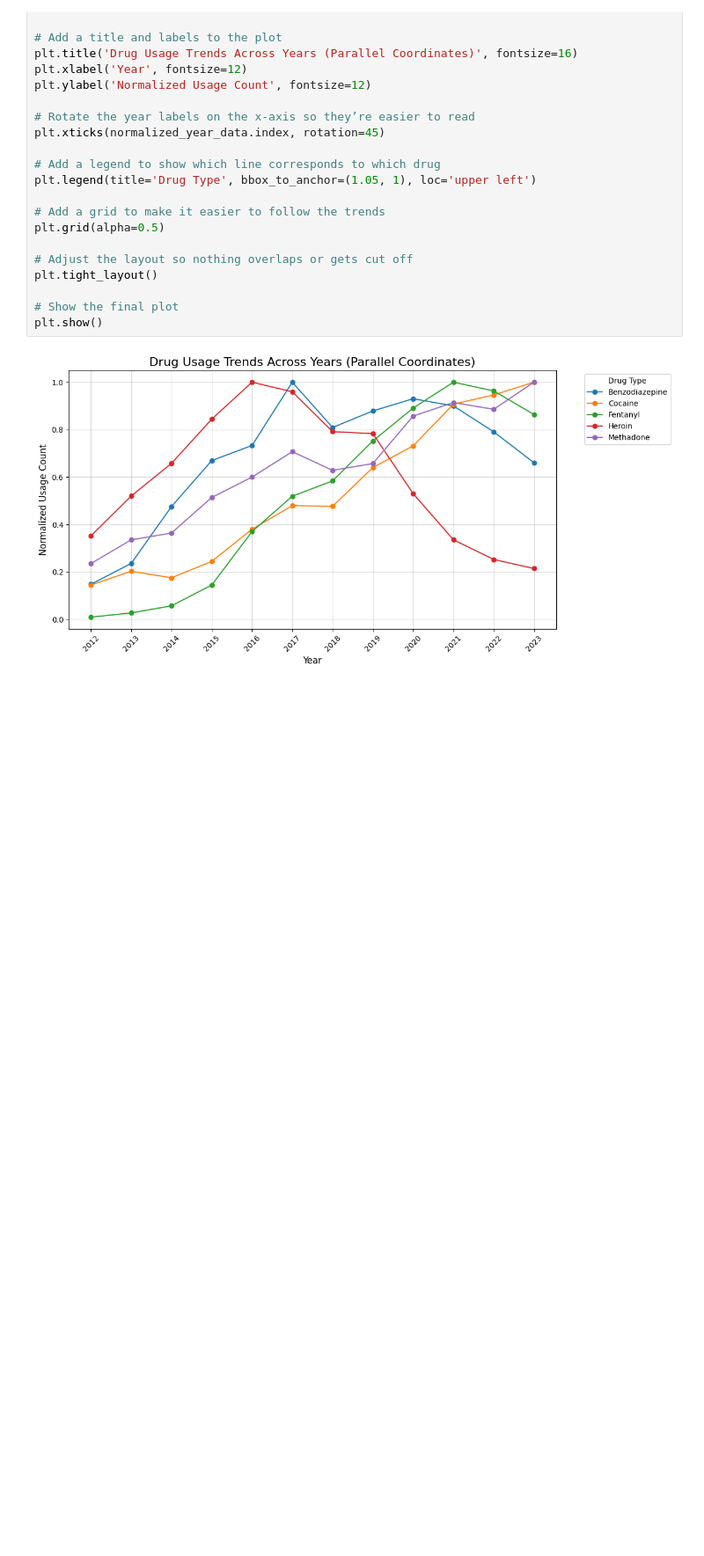
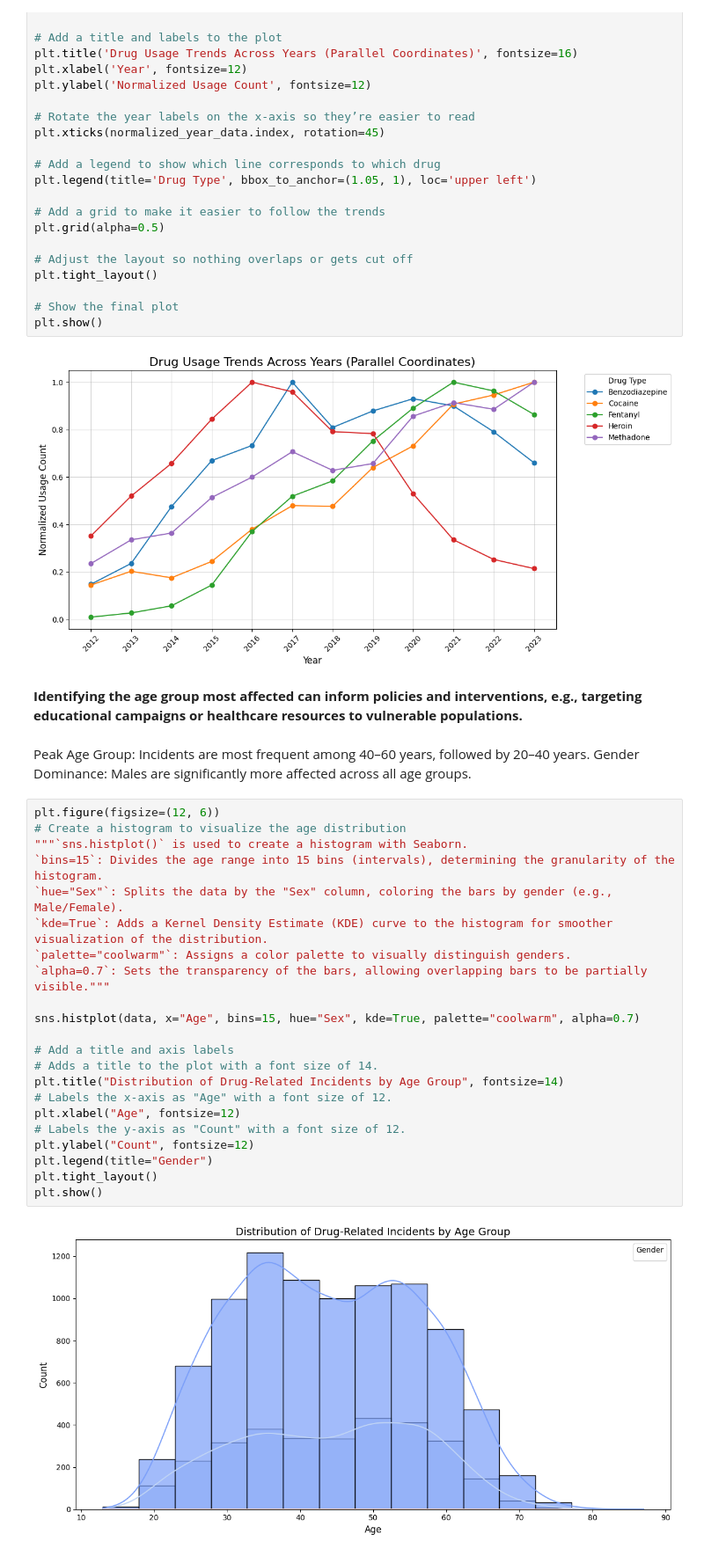
Before and after one commit to rictika/Drug_Analysis, a Jupyter notebook: Programming_for_data_science.ipynb, the cells around one changed output. Shown at 88% size. Cells and saved outputs as stored; diff of their text form; blank space fills up the shorter version.

Commit message:
Third visualization : Age distribution related incident

```diff
--- a/Programming_for_data_science.ipynb
+++ b/Programming_for_data_science.ipynb
@@ -111,3 +111,31 @@ plt.tight_layout()
 plt.show()
 # %% [output]
 [figure]
+# %% [markdown]
+**Identifying the age group most affected can inform policies and interventions, e.g., targeting educational campaigns or healthcare resources to vulnerable populations.**
+# %% [markdown]
+Peak Age Group: Incidents are most frequent among 40–60 years, followed by 20–40 years. Gender Dominance: Males are significantly more affected across all age groups.
+# %%
+plt.figure(figsize=(12, 6))
+# Create a histogram to visualize the age distribution
+"""`sns.histplot()` is used to create a histogram with Seaborn.
+`bins=15`: Divides the age range into 15 bins (intervals), determining the granularity of the histogram.
+`hue="Sex"`: Splits the data by the "Sex" column, coloring the bars by gender (e.g., Male/Female).
+`kde=True`: Adds a Kernel Density Estimate (KDE) curve to the histogram for smoother visualization of the distribution.
+`palette="coolwarm"`: Assigns a color palette to visually distinguish genders.
+`alpha=0.7`: Sets the transparency of the bars, allowing overlapping bars to be partially visible."""
+
+sns.histplot(data, x="Age", bins=15, hue="Sex", kde=True, palette="coolwarm", alpha=0.7)
+
+# Add a title and axis labels
+# Adds a title to the plot with a font size of 14.
+plt.title("Distribution of Drug-Related Incidents by Age Group", fontsize=14)
+# Labels the x-axis as "Age" with a font size of 12.
+plt.xlabel("Age", fontsize=12)
+# Labels the y-axis as "Count" with a font size of 12.
+plt.ylabel("Count", fontsize=12)
+plt.legend(title="Gender")
+plt.tight_layout()
+plt.show()
+# %% [output]
+[figure, added]
```
